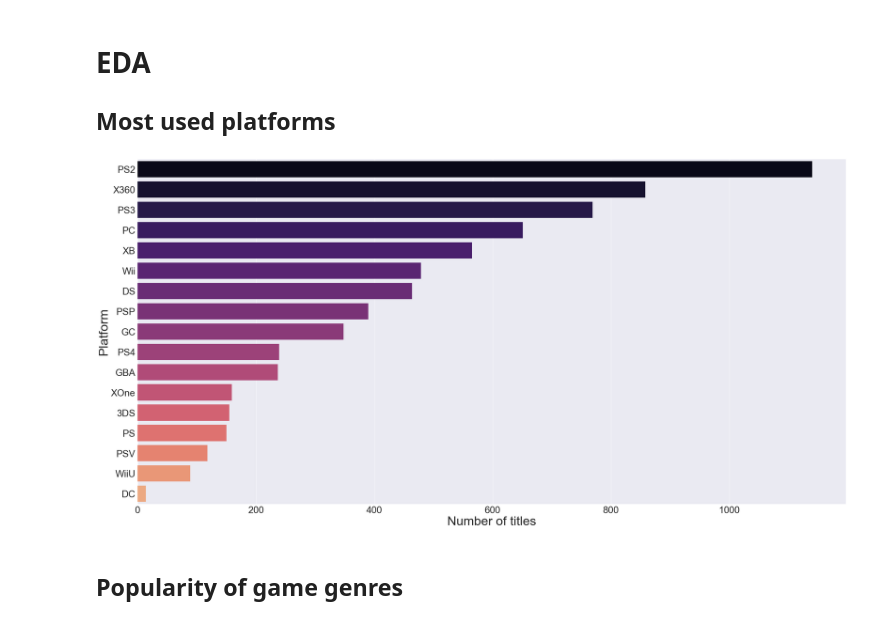
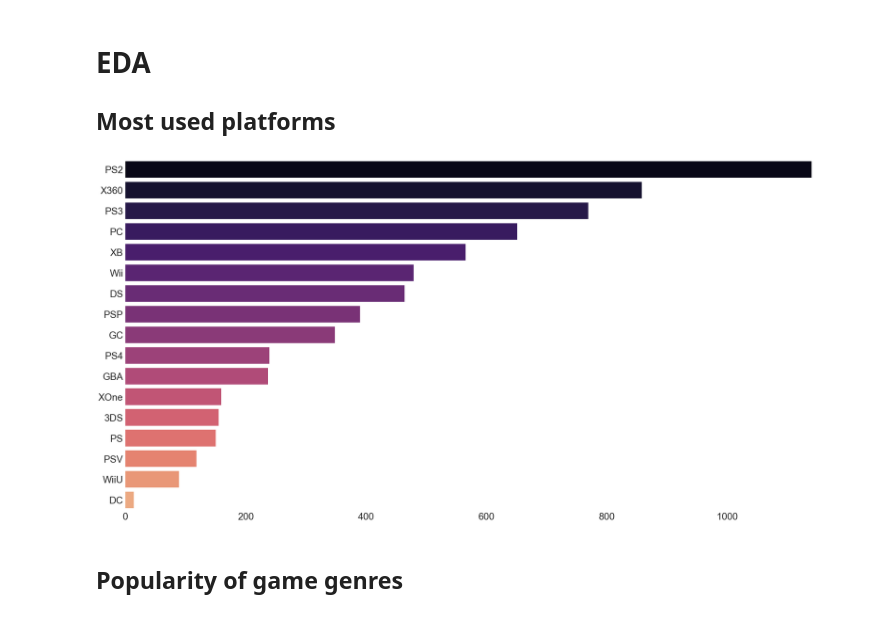
Before and after one commit to NejedlyJan/python_project, a Jupyter notebook: Python_seminarka_v02.ipynb, the cells around one changed output. Drawn from its saved outputs; the diff is of its cells as text; code cells hidden in the pictures.

```diff
--- a/Python_seminarka_v02.ipynb
+++ b/Python_seminarka_v02.ipynb
@@ -77,16 +79,18 @@ sns.heatmap(sales.isnull(),yticklabels=False,cbar=False,cmap='magma')
 ## Most used platforms
 # %%
 sns.set(font_scale = 3)
+sns.set_style('white')
 platGenre = pd.crosstab(sales.Platform,sales['Genre'])
 platGenreTotal = platGenre.sum(axis=1).sort_values(ascending = False)
 plt.figure(figsize=(40,20))
 colors = sns.color_palette("magma", 20)
 ax = sns.barplot(y = platGenreTotal.index, x = platGenreTotal.values, orient='h', palette=colors)
-ax.set_ylabel(ylabel='Platform', fontsize=40)
-ax.set_xlabel(xlabel='Number of titles', fontsize=40)
+ax.set_ylabel(ylabel='', fontsize=40)
+ax.set_xlabel(xlabel='', fontsize=40)
+sns.despine(left=True, bottom=True)
 plt.show()
 # %% [output]
-[figure, old version]
+[figure, new version]
 # %% [markdown]
 ## Popularity of game genres
 # %%
```
Also changed, not shown: parts of 15 cells of this notebook.
